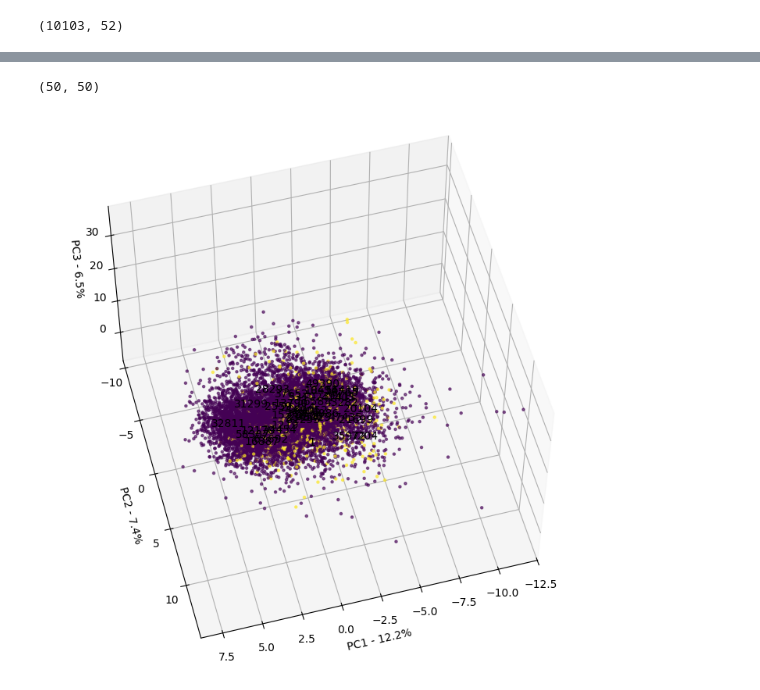
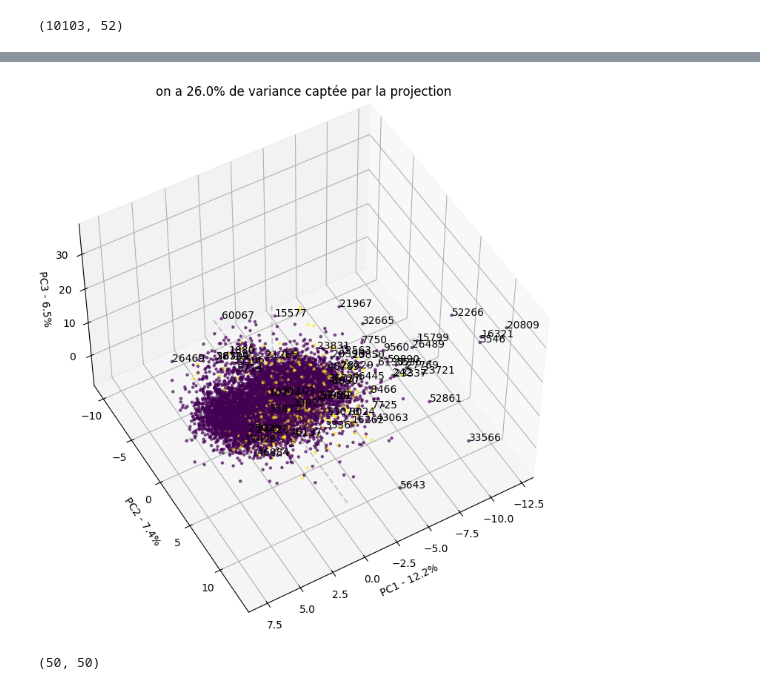
Before and after one commit to ZukoTom/descritpive-analysis-bacteremia, a Jupyter notebook: sta101.ipynb, the cells around one changed output, grey strips where cells are left out. Cells and saved outputs as stored; diff of their text form; code cells hidden in the pictures.

```diff
--- a/sta101.ipynb
+++ b/sta101.ipynb
@@ -252,23 +223,29 @@ plt.show()
 # %%
 kmeans = KMeans(n_clusters=4, n_init=1, init='k-means++').fit(data)
 pred = kmeans.predict(data)
-# %%
-comp.shape
-# %% [output]
-(50, 50)
 # %%
-import matplotlib.pyplot as plt
+liste_ini = []
+fig = plt.figure(figsize=(9, 12))
+ax = fig.add_subplot(111, projection='3d', elev=50, azim=60)
+comp = p.transform(scaled_data)
+# La couleur des points dépend de leur étiquette
+ax.plot(np.arange(-12, 7.7),0, 0, linestyle='dashed', c='grey', alpha=0.4)
+ax.plot(0,np.arange(-10, 13), 0, linestyle='dashed', c='grey', alpha=0.4)
+ax.plot(0, 0, np.arange(-5, 30), linestyle='dashed', c='grey', alpha=0.4)
 
-fig = plt.figure(figsize=(9, 12))
-ax = fig.add_subplot(111, projection='3d', elev=55, azim=75)
-comp = p.transform(scaled_data)
-# La couleur des points dépend de leur étiquette issue de kmeans 11 (label)
 ax.scatter(comp[:,0], comp[:,1], comp[:,2], c=table['BloodCulture'].replace({'yes':1, 'no':0}), marker=".", alpha=0.6)#c=table['BloodCulture'].replace({'yes':1, 'no':0})
 ax.set_xlabel(f"PC1 - {100*p.explained_variance_ratio_[0]:.1f}%")
 ax.set_ylabel(f"PC2 - {100*p.explained_variance_ratio_[1]:.1f}%")
 ax.set_zlabel(f"PC3 - {100*p.explained_variance_ratio_[2]:.1f}%")
-for i in np.arange(0, comp.shape[0], 270): #this part is based on a stackoverflow discussion
-    ax.text(comp[i,0], comp[i,1], comp[i,2], s=pca_df.index[i])
+for i in np.arange(0, comp.shape[0]): #this part is based on a stackoverflow discussion
+    if np.linalg.norm(comp[i,:]) > 20:
+        ax.text(comp[i,0], comp[i,1], comp[i,2], s=pca_df.index[i])
+        liste_ini.append(pca_df.index[i])
+ax.set_title(f"on a {np.round(np.sum(p.explained_variance_ratio_[:3])*100)}% de variance captée par la projection")
 plt.show()
 # %% [output]
-[figure, old version]
+[figure, new version]
+# %%
+pca.components_.shape
+# %% [output]
+(50, 50)
```
Also changed, not shown: parts of 20 cells of this notebook.
